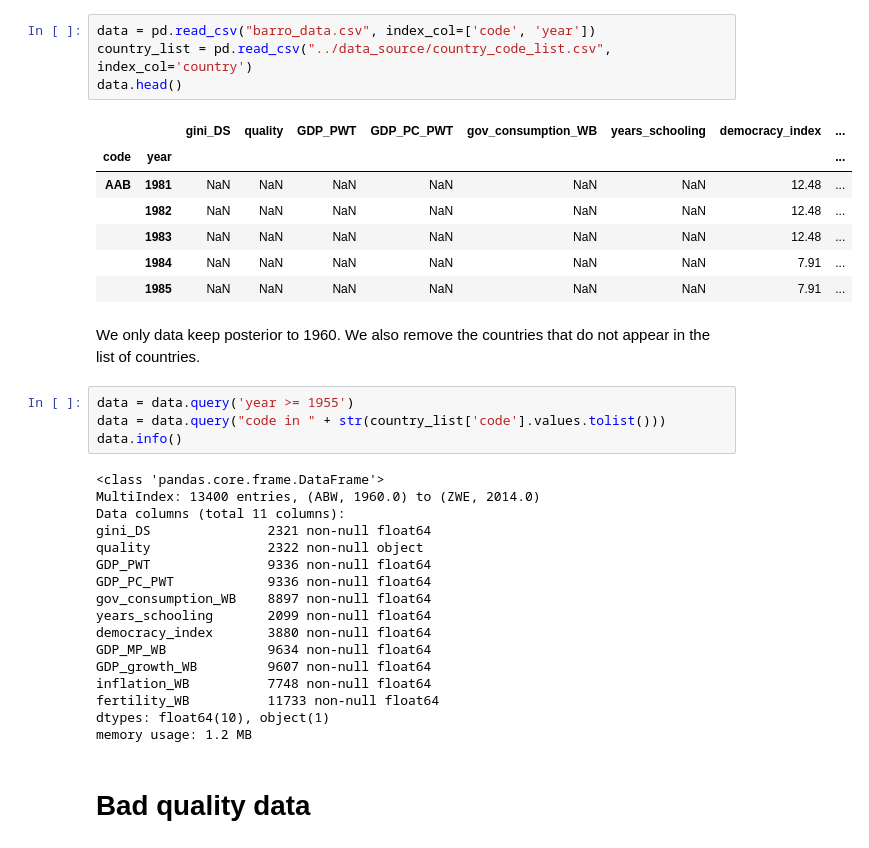
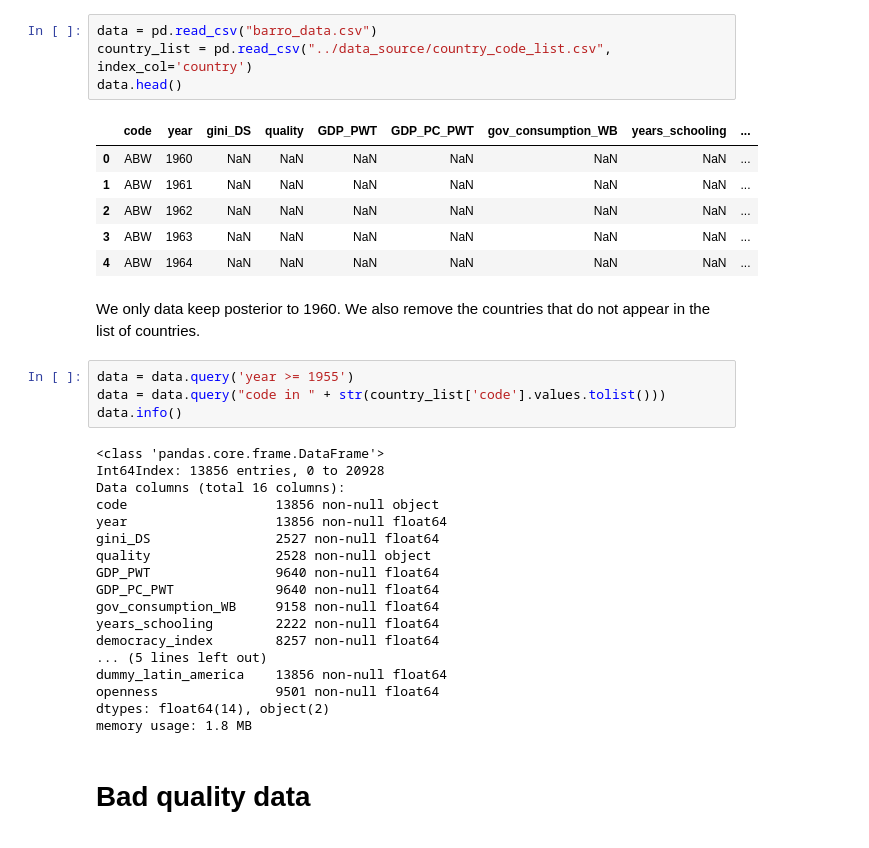
Before and after one commit to clementhenin/stage_M2, a Jupyter notebook: barro/barro_regression.ipynb, the cells around one changed output. Drawn from its saved outputs; the diff is of its cells as text.

```diff
--- a/barro/barro_regression.ipynb
+++ b/barro/barro_regression.ipynb
@@ -5,15 +24,14 @@ import numpy as np
 # %%
-data = pd.read_csv("barro_data.csv", index_col=['code', 'year'])
+data = pd.read_csv("barro_data.csv")
 country_list = pd.read_csv("../data_source/country_code_list.csv", index_col='country')
 data.head()
 # %% [output]
-|  |  | gini_DS | quality | GDP_PWT | GDP_PC_PWT | gov_consumption_WB | years_schooling | democracy_index | ... |
-| code | year |  |  |  |  |  |  |  | ... |
-| AAB | 1981 | NaN | NaN | NaN | NaN | NaN | NaN | 12.48 | ... |
-|  | 1982 | NaN | NaN | NaN | NaN | NaN | NaN | 12.48 | ... |
-|  | 1983 | NaN | NaN | NaN | NaN | NaN | NaN | 12.48 | ... |
-|  | 1984 | NaN | NaN | NaN | NaN | NaN | NaN | 7.91 | ... |
-|  | 1985 | NaN | NaN | NaN | NaN | NaN | NaN | 7.91 | ... |
+|  | code | year | gini_DS | quality | GDP_PWT | GDP_PC_PWT | gov_consumption_WB | years_schooling | ... |
+| 0 | ABW | 1960 | NaN | NaN | NaN | NaN | NaN | NaN | ... |
+| 1 | ABW | 1961 | NaN | NaN | NaN | NaN | NaN | NaN | ... |
+| 2 | ABW | 1962 | NaN | NaN | NaN | NaN | NaN | NaN | ... |
+| 3 | ABW | 1963 | NaN | NaN | NaN | NaN | NaN | NaN | ... |
+| 4 | ABW | 1964 | NaN | NaN | NaN | NaN | NaN | NaN | ... |
 # %% [markdown]
 We only data keep posterior to 1960. We also remove the countries that do not appear in the list of countries.
 # %%
@@ -22,21 +40,22 @@ data = data.query("code in " + str(country_list['code'].values.tolist()))
 data.info()
 # %% [output]
 <class 'pandas.core.frame.DataFrame'>
-MultiIndex: 13400 entries, (ABW, 1960.0) to (ZWE, 2014.0)
-Data columns (total 11 columns):
-gini_DS               2321 non-null float64
-quality               2322 non-null object
-GDP_PWT               9336 non-null float64
-GDP_PC_PWT            9336 non-null float64
-gov_consumption_WB    8897 non-null float64
-years_schooling       2099 non-null float64
-democracy_index       3880 non-null float64
-GDP_MP_WB             9634 non-null float64
-GDP_growth_WB         9607 non-null float64
-inflation_WB          7748 non-null float64
-fertility_WB          11733 non-null float64
-dtypes: float64(10), object(1)
-memory usage: 1.2 MB
+Int64Index: 13856 entries, 0 to 20928
+Data columns (total 16 columns):
+code                   13856 non-null object
+year                   13856 non-null float64
+gini_DS                2527 non-null float64
+quality                2528 non-null object
+GDP_PWT                9640 non-null float64
+GDP_PC_PWT             9640 non-null float64
+gov_consumption_WB     9158 non-null float64
+years_schooling        2222 non-null float64
+democracy_index        8257 non-null float64
+... (5 lines left out)
+dummy_latin_america    13856 non-null float64
+openness               9501 non-null float64
+dtypes: float64(14), object(2)
+memory usage: 1.8 MB
 # %% [markdown]
 # Bad quality data
 # %% [markdown]
```
Also changed, not shown: parts of 64 cells of this notebook, 26 other files.
